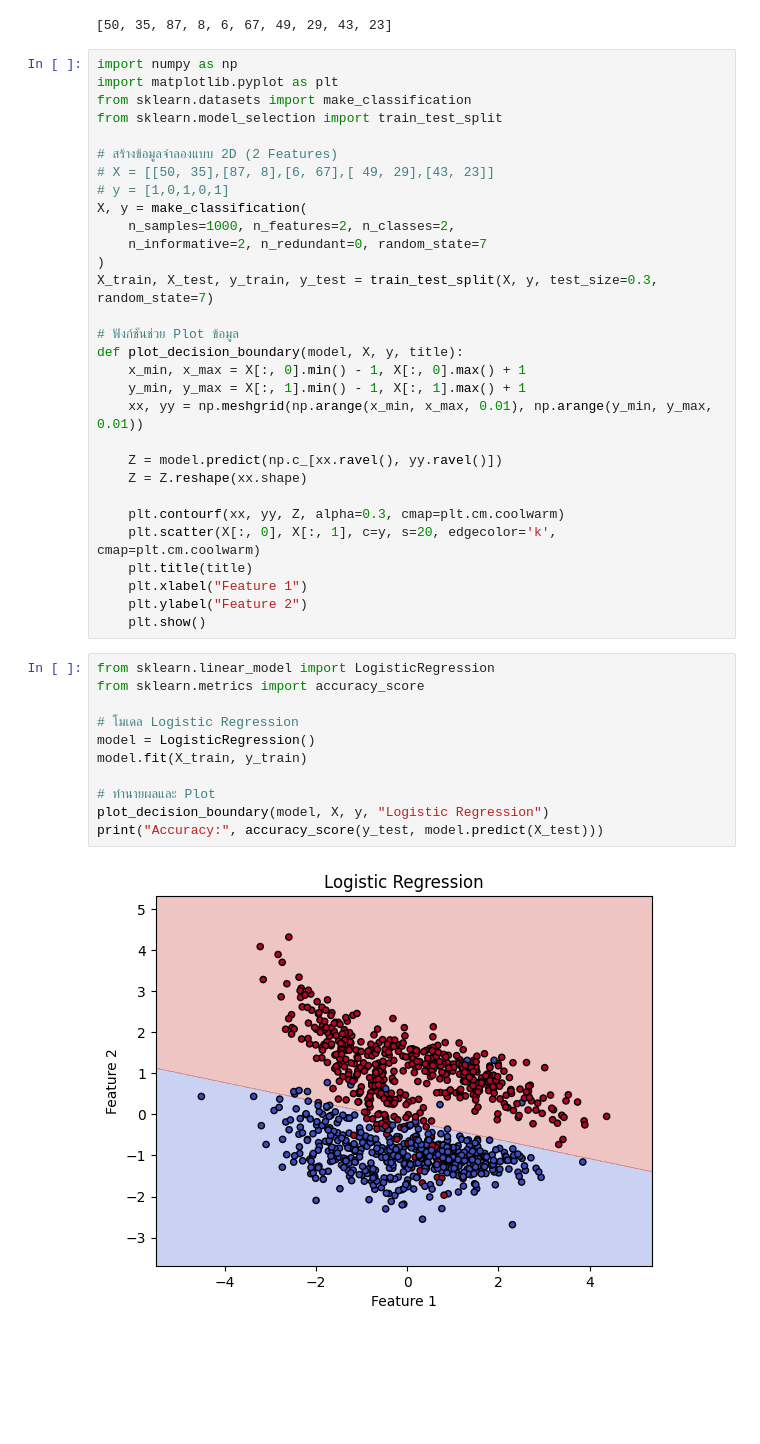
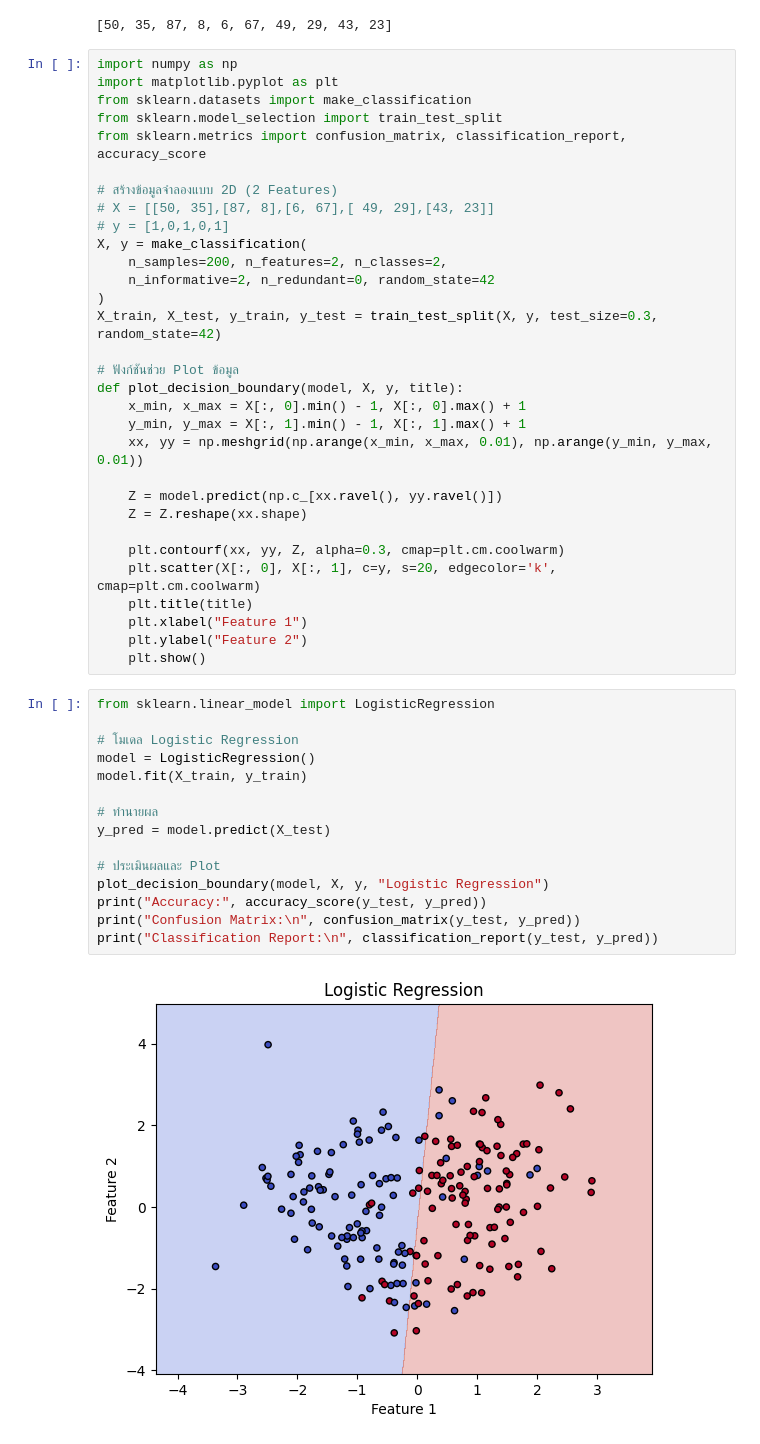
Before and after one commit to arc6828/ai-py, a Jupyter notebook: classification/classificiation.ipynb, the cells around one changed output. Drawn from its saved outputs; the diff is of its cells as text; blank space fills up the shorter version.

```diff
--- a/classification/classificiation.ipynb
+++ b/classification/classificiation.ipynb
@@ -12,15 +12,16 @@ import numpy as np
 import matplotlib.pyplot as plt
 from sklearn.datasets import make_classification
 from sklearn.model_selection import train_test_split
+from sklearn.metrics import confusion_matrix, classification_report, accuracy_score
 
 # สร้างข้อมูลจำลองแบบ 2D (2 Features)
 # X = [[50, 35],[87, 8],[6, 67],[ 49, 29],[43, 23]]
 # y = [1,0,1,0,1]
 X, y = make_classification(
-    n_samples=1000, n_features=2, n_classes=2,
-    n_informative=2, n_redundant=0, random_state=7
+    n_samples=200, n_features=2, n_classes=2,
+    n_informative=2, n_redundant=0, random_state=42
 )
-X_train, X_test, y_train, y_test = train_test_split(X, y, test_size=0.3, random_state=7)
+X_train, X_test, y_train, y_test = train_test_split(X, y, test_size=0.3, random_state=42)
 
 # ฟังก์ชันช่วย Plot ข้อมูล
 def plot_decision_boundary(model, X, y, title):
@@ -39,14 +40,18 @@ def plot_decision_boundary(model, X, y, title):
     plt.show()
 # %%
 from sklearn.linear_model import LogisticRegression
-from sklearn.metrics import accuracy_score
 
 # โมเดล Logistic Regression
 model = LogisticRegression()
 model.fit(X_train, y_train)
 
-# ทำนายผลและ Plot
+# ทำนายผล
+y_pred = model.predict(X_test)
+
+# ประเมินผลและ Plot
 plot_decision_boundary(model, X, y, "Logistic Regression")
-print("Accuracy:", accuracy_score(y_test, model.predict(X_test)))
+print("Accuracy:", accuracy_score(y_test, y_pred))
+print("Confusion Matrix:\n", confusion_matrix(y_test, y_pred))
+print("Classification Report:\n", classification_report(y_test, y_pred))
 # %% [output]
-[figure, old version]
+[figure, new version]
```
Also changed, not shown: parts of 7 cells of this notebook, 1 other file.
